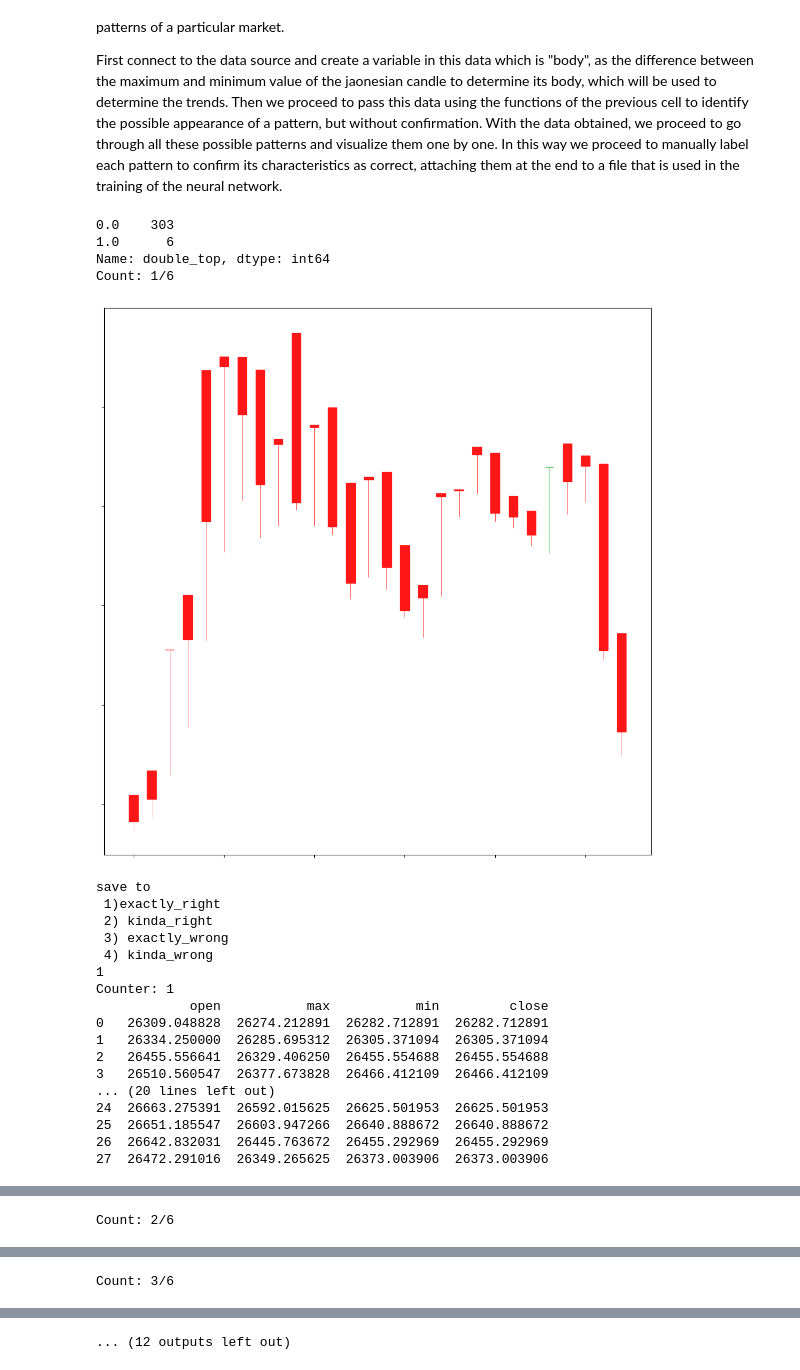
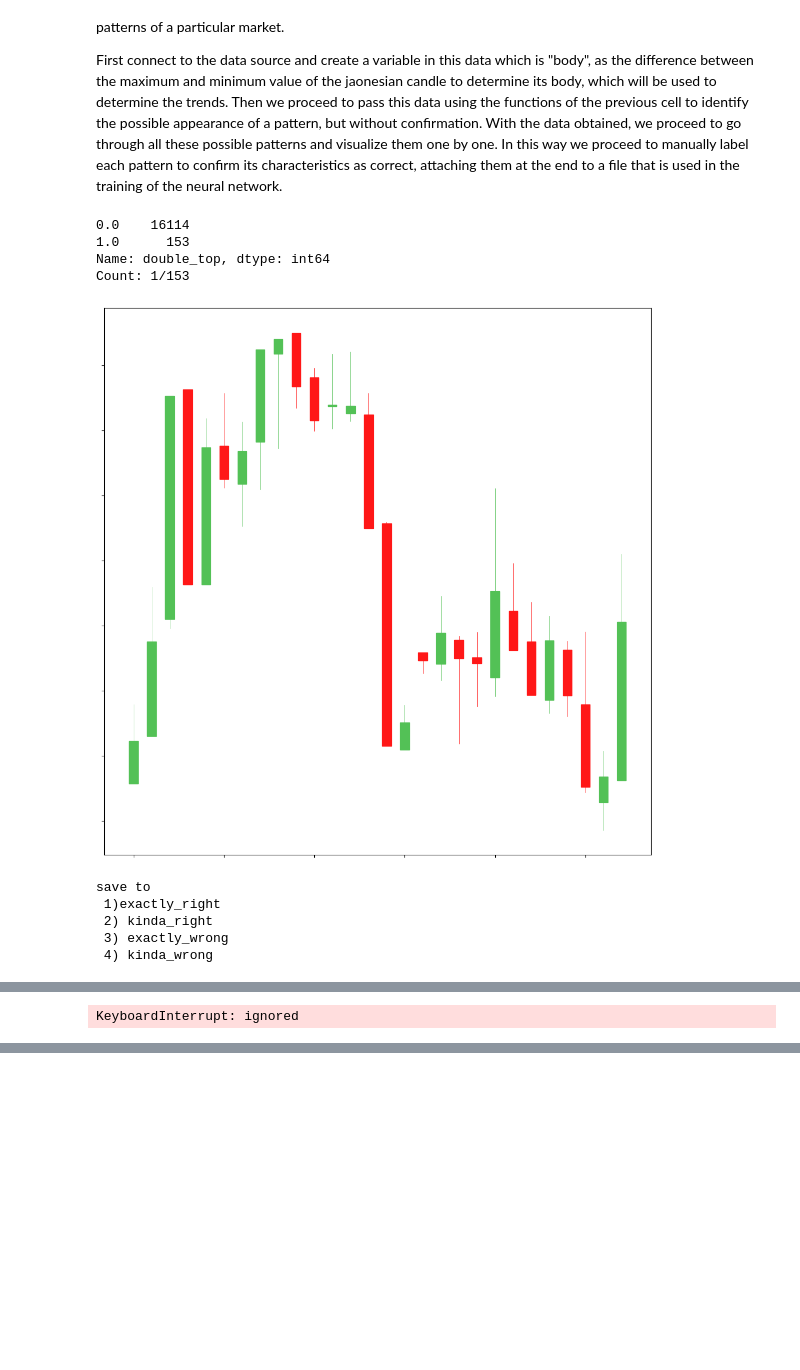
Before and after one commit to sebinsaji007/market-pattern-recognition, a Jupyter notebook: Code_for_labeling_and_training_GC.ipynb, the cells around one changed output, grey strips where cells are left out. Cells and saved outputs as stored; diff of their text form; code cells hidden in the pictures; blank space fills up the shorter version.

```diff
--- a/Code_for_labeling_and_training_GC.ipynb
+++ b/Code_for_labeling_and_training_GC.ipynb
@@ -490,3 +468,9 @@ def downtrend(y,x):
 
 def uptrend(y,x):
   return is_tide(y,x)
+# %%
+#lets make our dataset
+
+import yfinance as yf
+crypto_symbol = 'BTC-USD'
+crypto_data = yf.download("BTC-USD", start="2021-11-18", end="2023-10-2",  interval = "60m")  # Fetch one year of historical data
@@ -492,0 +479,9 @@ def uptrend(y,x):
+# %%
+crypto_data.reset_index(inplace=True)  # This will move the Datetime index into a column
+crypto_data.drop(columns=['Datetime'], inplace=True)
+crypto_data=crypto_data[['Open','High','Low','Close']]
+# %%
+
+
+crypto_data = crypto_data.copy()
+crypto_data.rename(columns={'Open': 'open', 'High': 'max', 'Low': 'min', 'Close': 'close'}, inplace=True)
@@ -497,9 +508,10 @@ Once you have loaded the above cell functions you can proceed to execute this ce
 
 First connect to the data source and create a variable in this data which is "body", as the difference between the maximum and minimum value of the jaonesian candle to determine its body, which will be used to determine the trends. Then we proceed to pass this data using the functions of the previous cell to identify the possible appearance of a pattern, but without confirmation. With the data obtained, we proceed to go through all these possible patterns and visualize them one by one. In this way we proceed to manually label each pattern to confirm its characteristics as correct, attaching them at the end to a file that is used in the training of the neural network.
 # %%
-# Open file of one of the markets to be analyzed
-df = pd.read_csv('btc-data.csv',
-                 header=0, names=["datetime","open","max","min","close","volumen"])
+#open file of one of the markets to be analyzed
+# df = pd.read_csv('new-btc-data.csv',
+#                  header=0, names=["open","max","min","close"])
+df = crypto_data
 
 # Name of the market
 currency = 'BTCUSD'
@@ -538,52 +550,43 @@ counter = 0
 aux = 1
 
 count=0
 for index in new_df.index:
     print('Count: ' + str(aux) + '/' + str(allPatternCount[1]))
 
     # Visualize the image of the found pattern first
-    display_pattern_image(patternTag, df_copy.loc[index - (window_size - 1):index, 'open':'close'])
+    display_pattern_image(patternTag, df_copy.loc[index - (window_size - 1):index][['open', 'max', 'min', 'close']])
+
+
+
 
     print("save to \n 1)exactly_right \n 2) kinda_right \n 3) exactly_wrong \n 4) kinda_wrong ")
     resp = input()
 
     if resp == '1':
         folder_loc = '/content/drive/MyDrive/python/deep learning/graphic_patterns_GAF_CNN/exactly_correct'
     elif resp == '2':
         folder_loc = '/content/drive/MyDrive/python/deep learning/graphic_patterns_GAF_CNN/kinda_right'
     elif resp == '3':
         folder_loc = '/content/drive/MyDrive/python/deep learning/graphic_patterns_GAF_CNN/exactly_wrong'
     elif resp == '4':
         folder_loc = '/content/drive/MyDrive/python/deep learning/graphic_patterns_GAF_CNN/kinda_wrong'
 
     # Now save the plot to the specified folder location
     df_marks = pd.concat([df_marks, df_copy.loc[index - (window_size - 1):index, 'open':'close'].reset_index(drop=True)], ignore_index=True)
     counter += 1
     print('Counter: ' + str(counter))
     print(df_marks)
     # Save the image of the found pattern
     pattern_show_image(patternTag, df_copy.loc[index - (window_size - 1):index, 'open':'close'], folder_loc)
     aux += 1
 # %% [output]
-0.0    303
-1.0      6
+0.0    16114
+1.0      153
 Name: double_top, dtype: int64
-Count: 1/6
+Count: 1/153
-[figure, old version]
+[figure, new version]
 save to
  1)exactly_right
  2) kinda_right
  3) exactly_wrong
  4) kinda_wrong
-1
-Counter: 1
-            open           max           min         close
-0   26309.048828  26274.212891  26282.712891  26282.712891
-1   26334.250000  26285.695312  26305.371094  26305.371094
-2   26455.556641  26329.406250  26455.554688  26455.554688
-3   26510.560547  26377.673828  26466.412109  26466.412109
-... (20 lines left out)
-24  26663.275391  26592.015625  26625.501953  26625.501953
-25  26651.185547  26603.947266  26640.888672  26640.888672
-26  26642.832031  26445.763672  26455.292969  26455.292969
-27  26472.291016  26349.265625  26373.003906  26373.003906
@@ -591 +593 @@ Counter: 1
-Count: 2/6
+KeyboardInterrupt: ignored
@@ -611 +593,0 @@ Counter: 2
-Count: 3/6
@@ -631 +593,0 @@ Counter: 3
-... (12 outputs left out)
```
Also changed, not shown: parts of 8 cells of this notebook.
